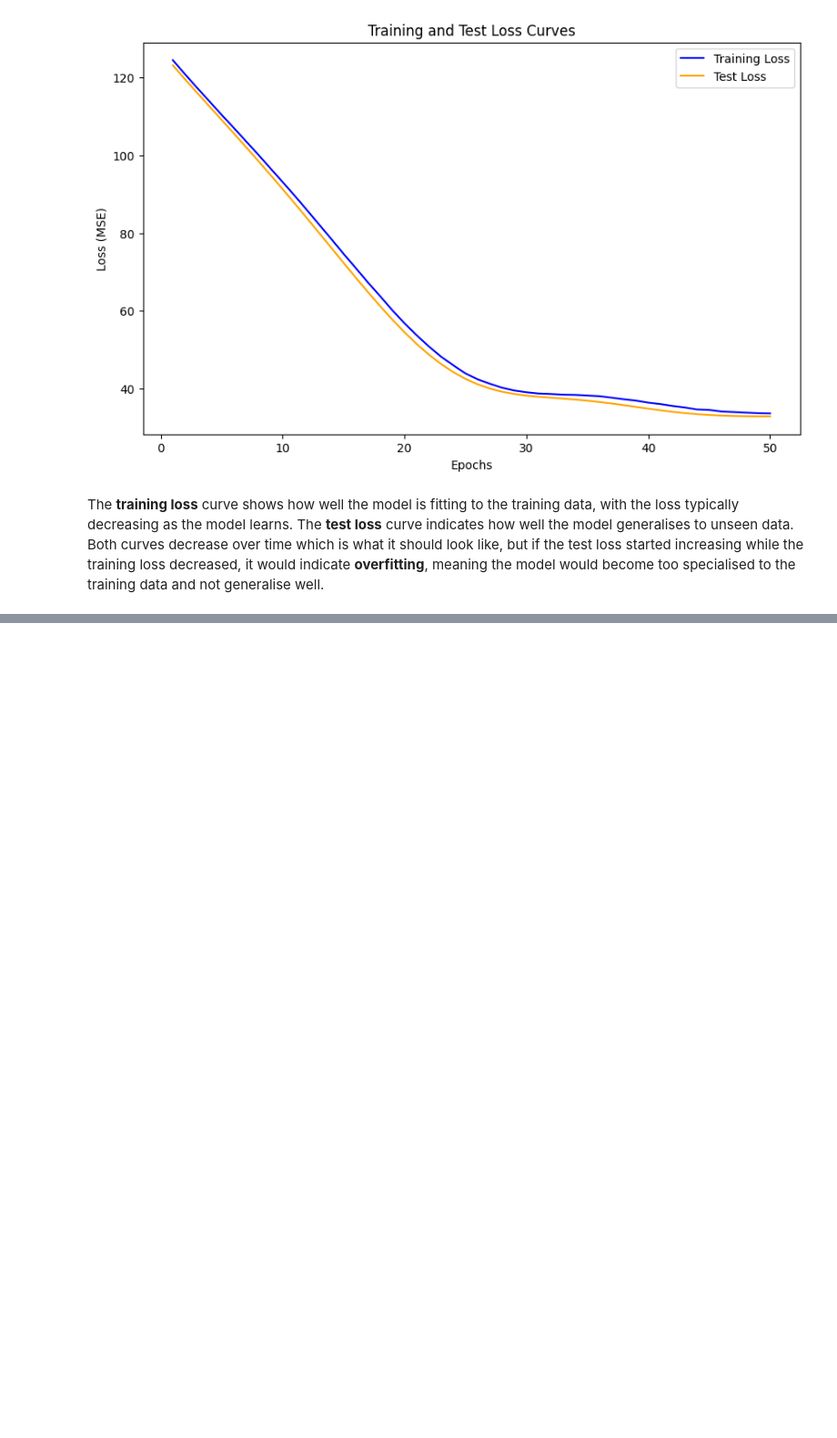
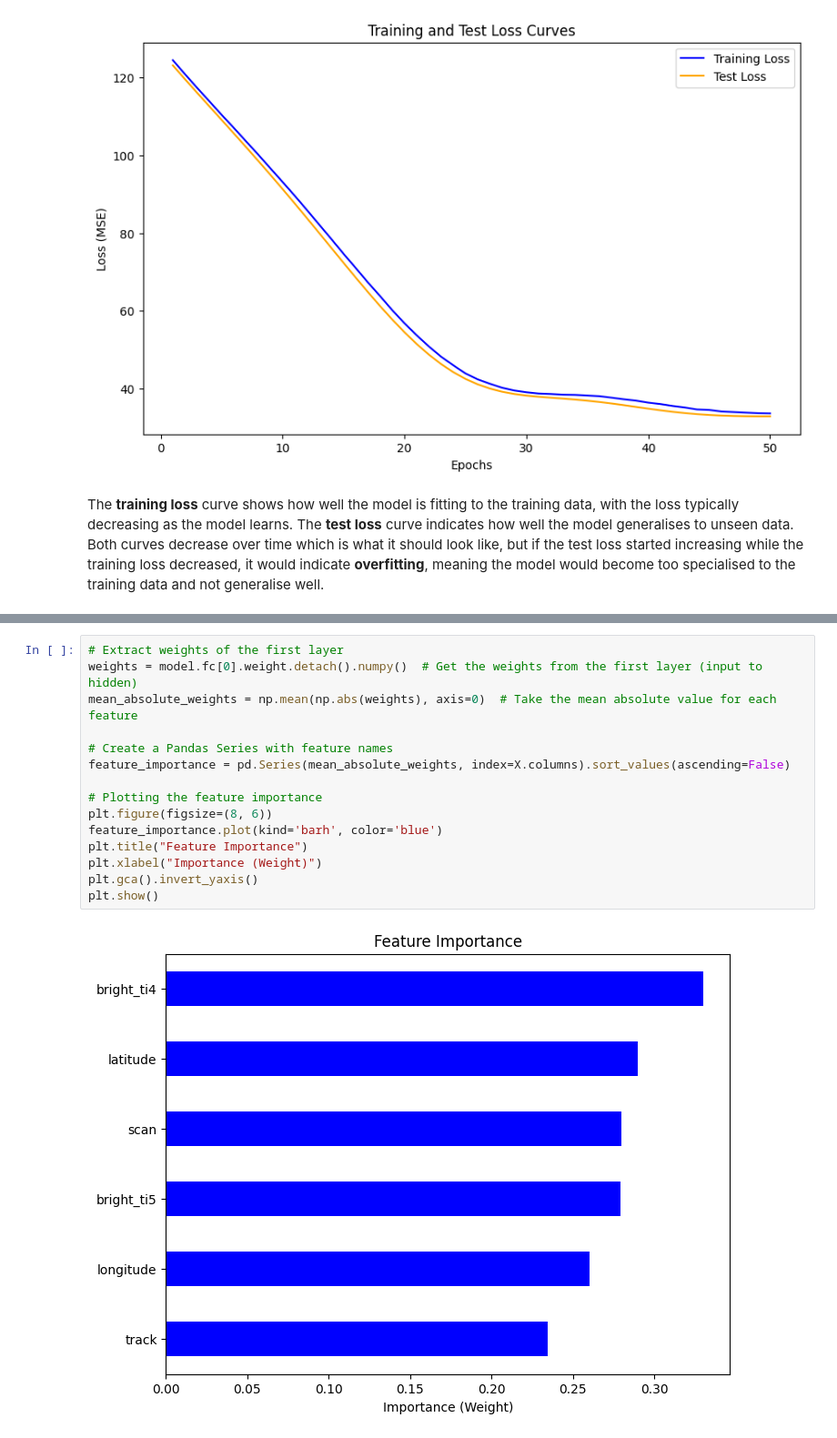
Before and after one commit to cbrittonjsy/Australian-Bushfire-Analysis, a Jupyter notebook: py/Q2_folder/Question_2.ipynb, the cells around one changed output, grey strips where cells are left out. Shown at 91% size. Drawn from its saved outputs; the diff is of its cells as text; blank space fills up the shorter version.

Commit message:
Add a feature importance plot with extracted weights from the first layer of the neural network

```diff
--- a/py/Q2_folder/Question_2.ipynb
+++ b/py/Q2_folder/Question_2.ipynb
@@ -335,0 +340,17 @@ The **training loss** curve shows how well the model is fitting to the training
+# %%
+# Extract weights of the first layer
+weights = model.fc[0].weight.detach().numpy()  # Get the weights from the first layer (input to hidden)
+mean_absolute_weights = np.mean(np.abs(weights), axis=0)  # Take the mean absolute value for each feature
+
+# Create a Pandas Series with feature names
+feature_importance = pd.Series(mean_absolute_weights, index=X.columns).sort_values(ascending=False)
+
+# Plotting the feature importance
+plt.figure(figsize=(8, 6))
+feature_importance.plot(kind='barh', color='blue')
+plt.title("Feature Importance")
+plt.xlabel("Importance (Weight)")
+plt.gca().invert_yaxis()
+plt.show()
+# %% [output]
+[figure, added]
```
Also changed, not shown: parts of 1 cell of this notebook.
